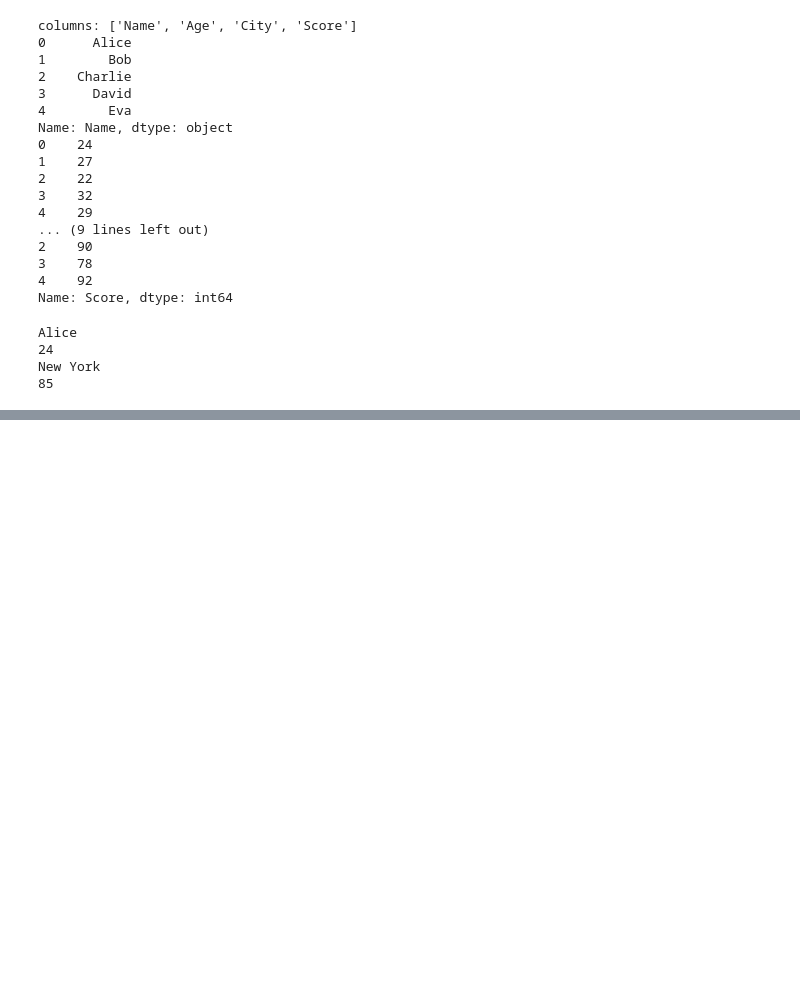
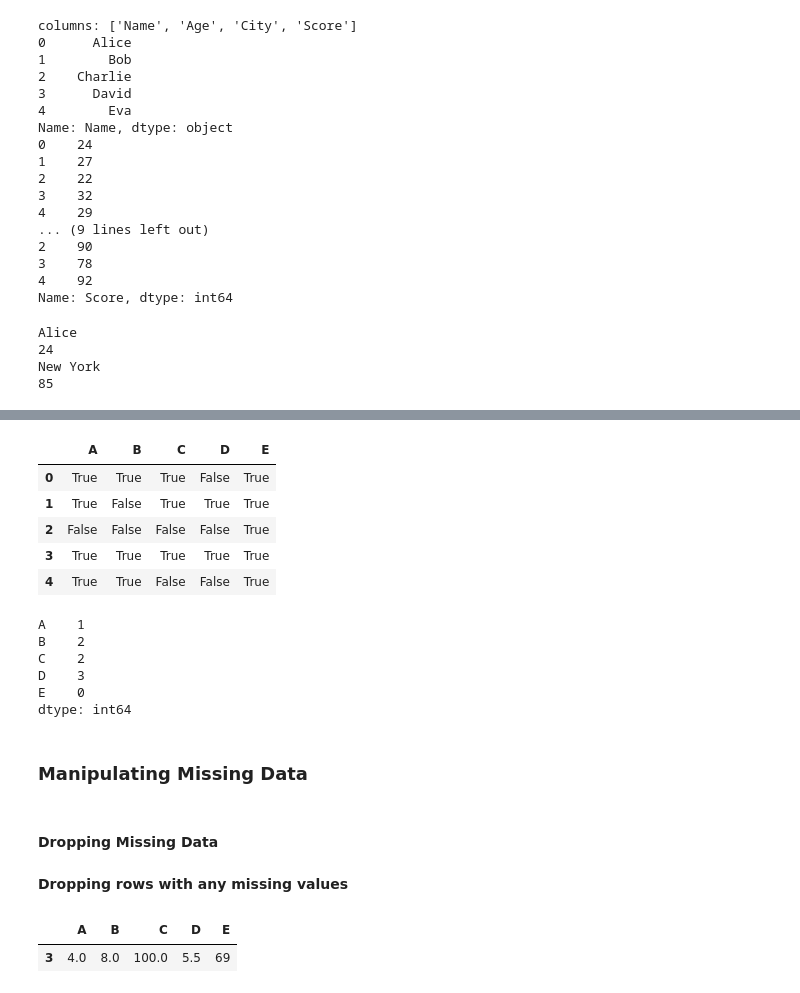
Before and after one commit to WasikAhmed/dataScience-and-ML, a Jupyter notebook: Pandas/04_data_maipulation.ipynb, the cells around one changed output, grey strips where cells are left out. Cells and saved outputs as stored; diff of their text form; code cells hidden in the pictures; blank space fills up the shorter version.

```diff
--- a/Pandas/04_data_maipulation.ipynb
+++ b/Pandas/04_data_maipulation.ipynb
@@ -427,0 +459,29 @@ New York
+# %%
+df.notnull()
+# %% [output]
+|  | A | B | C | D | E |
+| 0 | True | True | True | False | True |
+| 1 | True | False | True | True | True |
+| 2 | False | False | False | False | True |
+| 3 | True | True | True | True | True |
+| 4 | True | True | False | False | True |
+# %%
+df.isnull().sum()
+# %% [output]
+A    1
+B    2
+C    2
+D    3
+E    0
+dtype: int64
+# %% [markdown]
+### Manipulating Missing Data
+# %% [markdown]
+#### Dropping Missing Data
+# %% [markdown]
+**Dropping rows with any missing values**
+# %%
+df.dropna(inplace=False)
+# %% [output]
+|  | A | B | C | D | E |
+| 3 | 4.0 | 8.0 | 100.0 | 5.5 | 69 |
```
Also changed, not shown: parts of 27 cells of this notebook.
